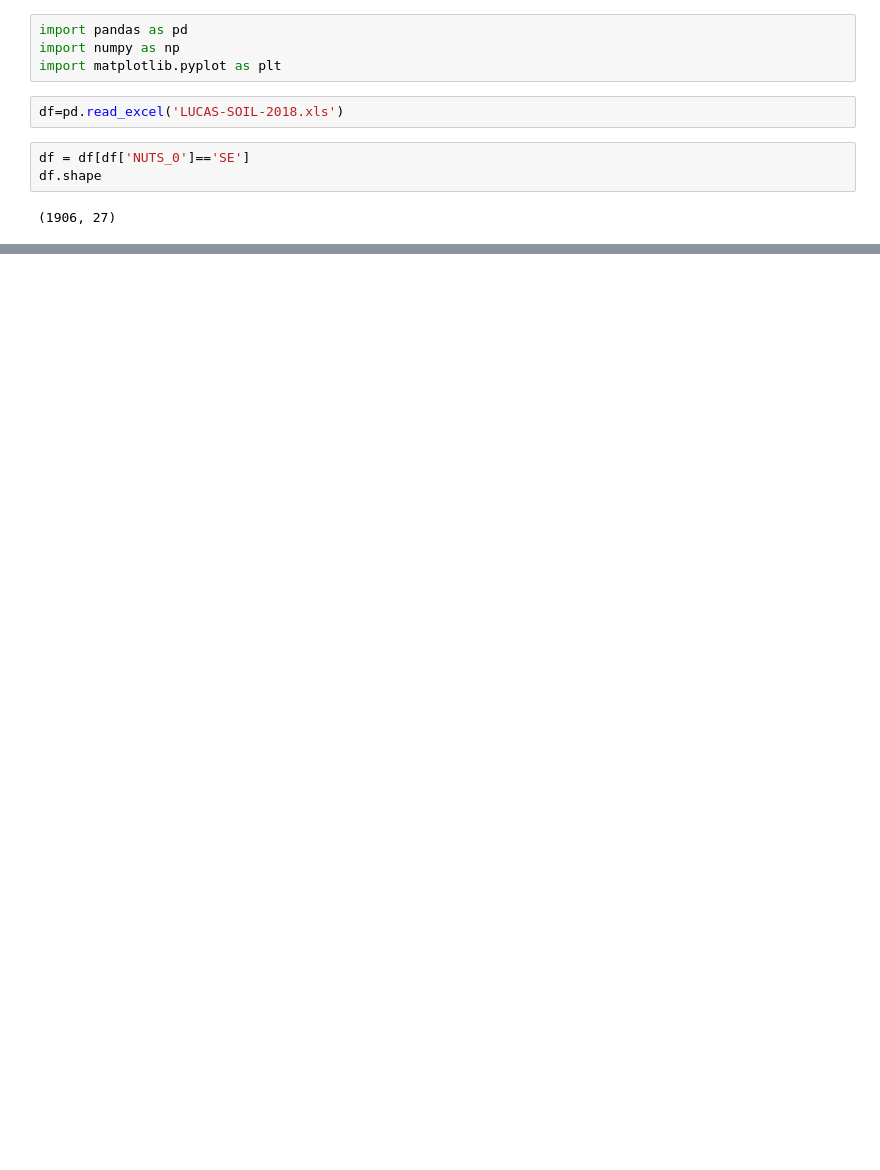
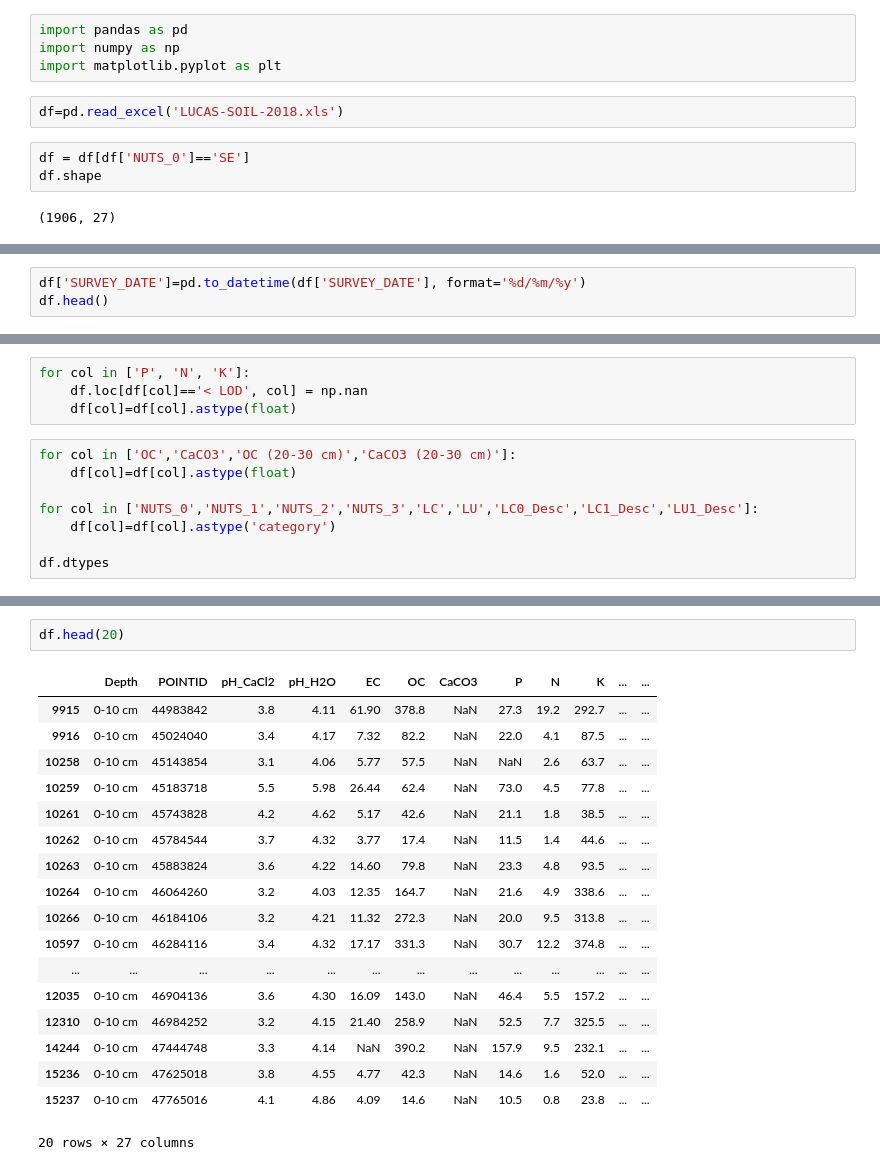
Before and after one commit to sekhargullapalli/aiforlifesciences-hack-2023, a Jupyter notebook: src/notebooks/explorelandusage.ipynb, the cells around one changed output, grey strips where cells are left out. Cells and saved outputs as stored; diff of their text form; blank space fills up the shorter version.

```diff
--- a/src/notebooks/explorelandusage.ipynb
+++ b/src/notebooks/explorelandusage.ipynb
@@ -23,0 +47,3 @@ df.describe()
+# %%
+df['SURVEY_DATE']=pd.to_datetime(df['SURVEY_DATE'], format='%d/%m/%y')
+df.head()
@@ -23,0 +58,12 @@ df.describe()
+# %%
+for col in ['P', 'N', 'K']:
+    df.loc[df[col]=='< LOD', col] = np.nan
+    df[col]=df[col].astype(float)
+# %%
+for col in ['OC','CaCO3','OC (20-30 cm)','CaCO3 (20-30 cm)']:
+    df[col]=df[col].astype(float)
+
+for col in ['NUTS_0','NUTS_1','NUTS_2','NUTS_3','LC','LU','LC0_Desc','LC1_Desc','LU1_Desc']:
+    df[col]=df[col].astype('category')
+
+df.dtypes
@@ -23,0 +88,21 @@ df.describe()
+# %%
+df.head(20)
+# %% [output]
+|  | Depth | POINTID | pH_CaCl2 | pH_H2O | EC | OC | CaCO3 | P | N | K | ... | ... |
+| 9915 | 0-10 cm | 44983842 | 3.8 | 4.11 | 61.90 | 378.8 | NaN | 27.3 | 19.2 | 292.7 | ... | ... |
+| 9916 | 0-10 cm | 45024040 | 3.4 | 4.17 | 7.32 | 82.2 | NaN | 22.0 | 4.1 | 87.5 | ... | ... |
+| 10258 | 0-10 cm | 45143854 | 3.1 | 4.06 | 5.77 | 57.5 | NaN | NaN | 2.6 | 63.7 | ... | ... |
+| 10259 | 0-10 cm | 45183718 | 5.5 | 5.98 | 26.44 | 62.4 | NaN | 73.0 | 4.5 | 77.8 | ... | ... |
+| 10261 | 0-10 cm | 45743828 | 4.2 | 4.62 | 5.17 | 42.6 | NaN | 21.1 | 1.8 | 38.5 | ... | ... |
+| 10262 | 0-10 cm | 45784544 | 3.7 | 4.32 | 3.77 | 17.4 | NaN | 11.5 | 1.4 | 44.6 | ... | ... |
+| 10263 | 0-10 cm | 45883824 | 3.6 | 4.22 | 14.60 | 79.8 | NaN | 23.3 | 4.8 | 93.5 | ... | ... |
+| 10264 | 0-10 cm | 46064260 | 3.2 | 4.03 | 12.35 | 164.7 | NaN | 21.6 | 4.9 | 338.6 | ... | ... |
+| 10266 | 0-10 cm | 46184106 | 3.2 | 4.21 | 11.32 | 272.3 | NaN | 20.0 | 9.5 | 313.8 | ... | ... |
+| 10597 | 0-10 cm | 46284116 | 3.4 | 4.32 | 17.17 | 331.3 | NaN | 30.7 | 12.2 | 374.8 | ... | ... |
+| ... | ... | ... | ... | ... | ... | ... | ... | ... | ... | ... | ... | ... |
+| 12035 | 0-10 cm | 46904136 | 3.6 | 4.30 | 16.09 | 143.0 | NaN | 46.4 | 5.5 | 157.2 | ... | ... |
+| 12310 | 0-10 cm | 46984252 | 3.2 | 4.15 | 21.40 | 258.9 | NaN | 52.5 | 7.7 | 325.5 | ... | ... |
+| 14244 | 0-10 cm | 47444748 | 3.3 | 4.14 | NaN | 390.2 | NaN | 157.9 | 9.5 | 232.1 | ... | ... |
+| 15236 | 0-10 cm | 47625018 | 3.8 | 4.55 | 4.77 | 42.3 | NaN | 14.6 | 1.6 | 52.0 | ... | ... |
+| 15237 | 0-10 cm | 47765016 | 4.1 | 4.86 | 4.09 | 14.6 | NaN | 10.5 | 0.8 | 23.8 | ... | ... |
+20 rows × 27 columns
```
Also changed, not shown: parts of 7 cells of this notebook, 1 other file.
